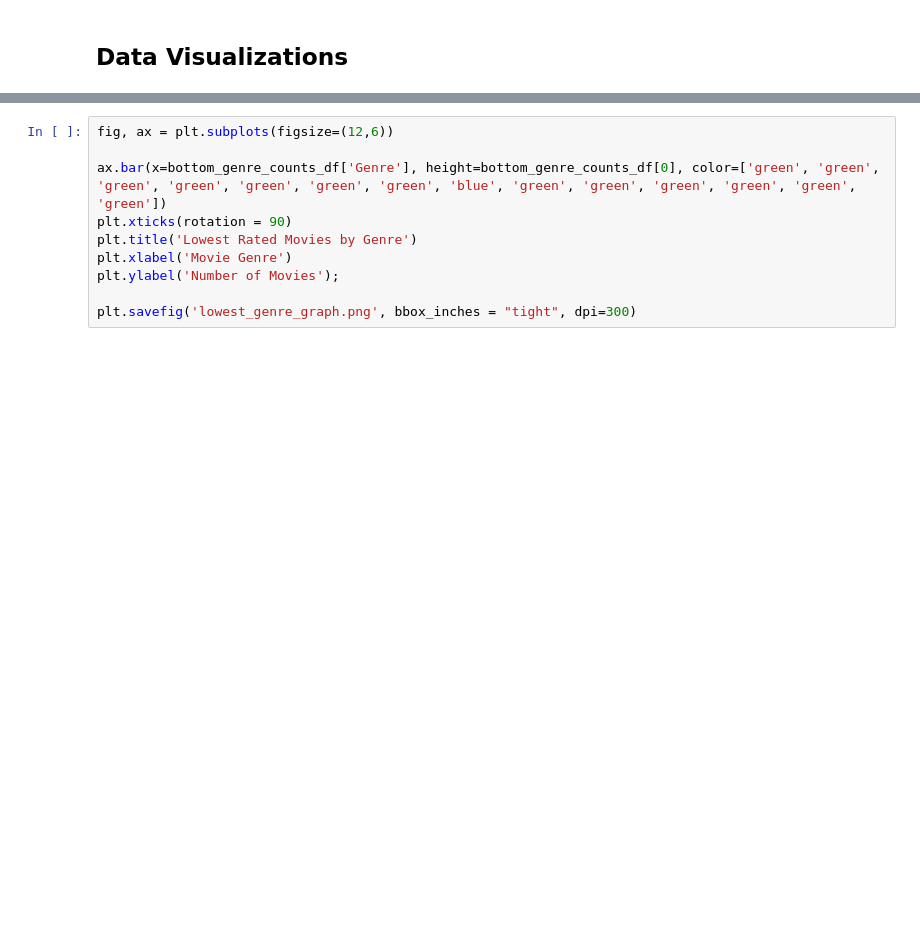
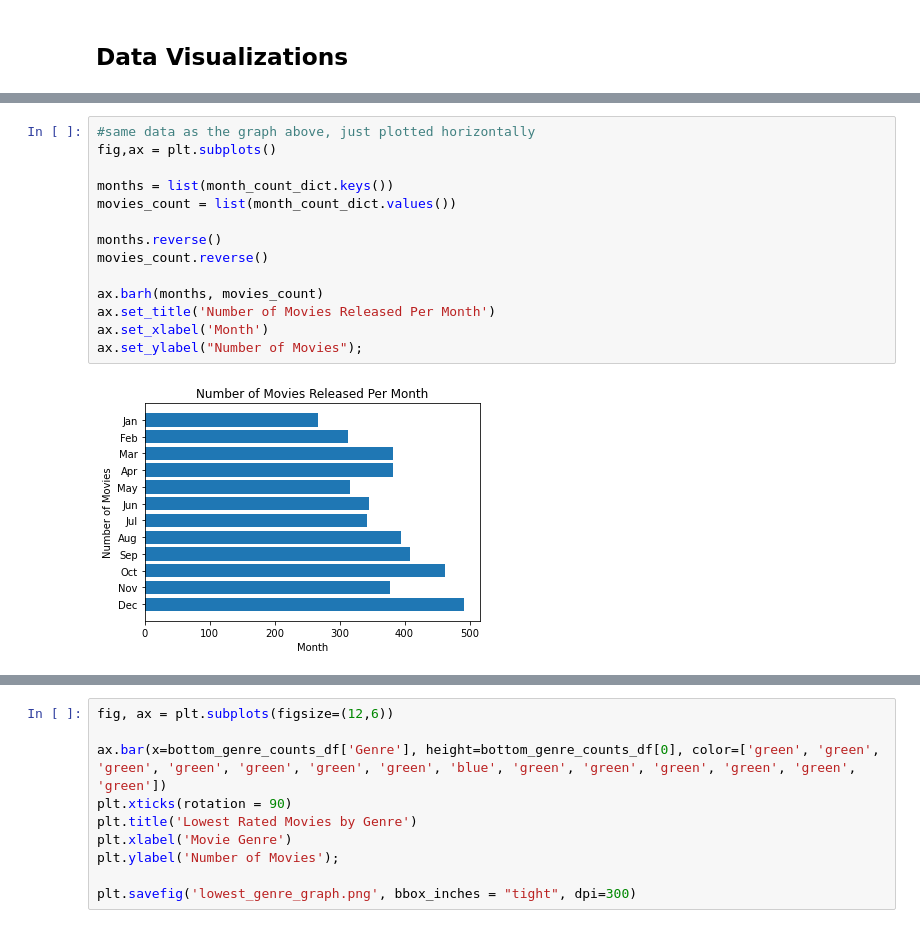
Before and after one commit to jlc0512/dsc-phase-1-project-Microsoft-Movie-Studios, a Jupyter notebook: student.ipynb, the cells around one changed output, grey strips where cells are left out. Saved outputs shown, nothing was run; the diff lists cells and outputs as text; blank space fills up the shorter version.

```diff
--- a/student.ipynb
+++ b/student.ipynb
@@ -595,0 +1100,16 @@ bottom_genre_counts_df
+# %%
+#same data as the graph above, just plotted horizontally
+fig,ax = plt.subplots()
+
+months = list(month_count_dict.keys())
+movies_count = list(month_count_dict.values())
+
+months.reverse()
+movies_count.reverse()
+
+ax.barh(months, movies_count)
+ax.set_title('Number of Movies Released Per Month')
+ax.set_xlabel('Month')
+ax.set_ylabel("Number of Movies");
+# %% [output]
+[figure, added]
```
Also changed, not shown: parts of 57 cells of this notebook, 1 other file.
